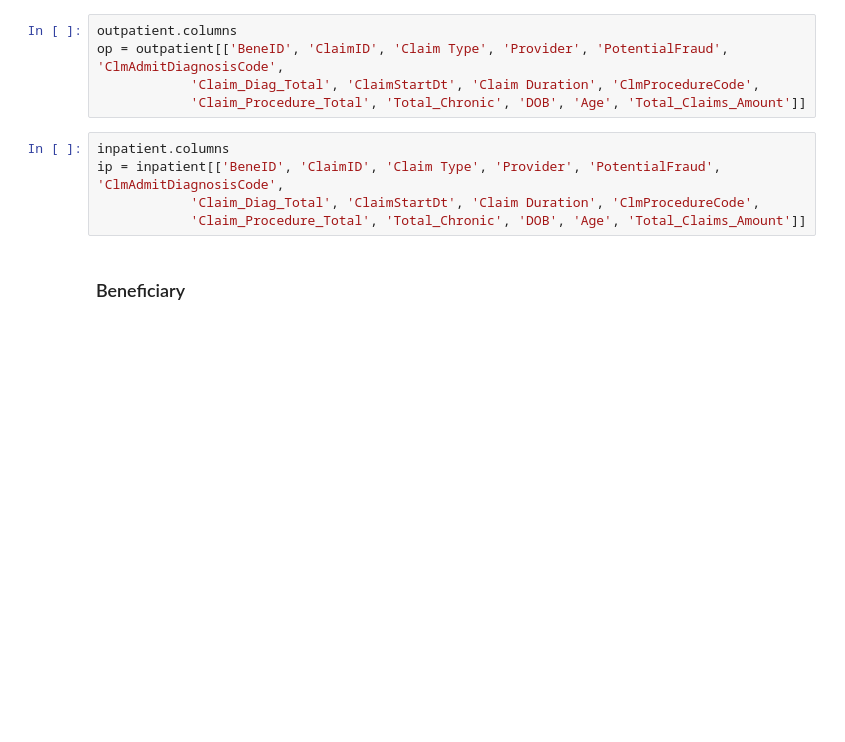
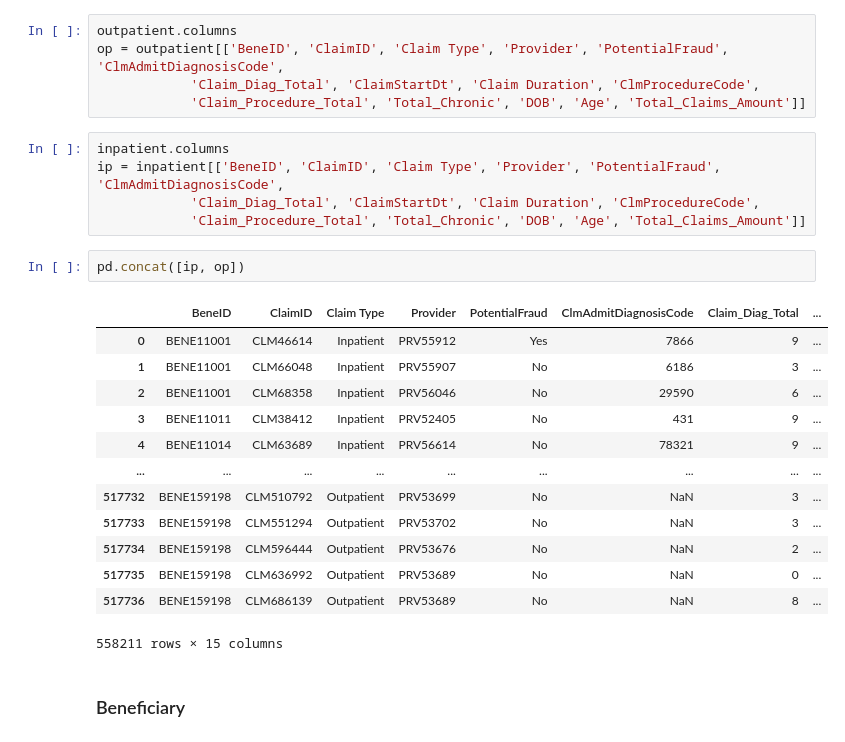
Before and after one commit to hedgekim/Healthcare-Fraud, a Jupyter notebook: Healthcare Fraud.ipynb, the cells around one changed output. Cells and saved outputs as stored; diff of their text form; blank space fills up the shorter version.

Commit message:
Update Healthcare Fraud.ipynb
Merged inpatient and outpatient

```diff
--- a/Healthcare Fraud.ipynb
+++ b/Healthcare Fraud.ipynb
@@ -475,6 +480,22 @@ inpatient.columns
 ip = inpatient[['BeneID', 'ClaimID', 'Claim Type', 'Provider', 'PotentialFraud', 'ClmAdmitDiagnosisCode',
             'Claim_Diag_Total', 'ClaimStartDt', 'Claim Duration', 'ClmProcedureCode',
             'Claim_Procedure_Total', 'Total_Chronic', 'DOB', 'Age', 'Total_Claims_Amount']]
+# %%
+pd.concat([ip, op])
+# %% [output]
+|  | BeneID | ClaimID | Claim Type | Provider | PotentialFraud | ClmAdmitDiagnosisCode | Claim_Diag_Total | ... |
+| 0 | BENE11001 | CLM46614 | Inpatient | PRV55912 | Yes | 7866 | 9 | ... |
+| 1 | BENE11001 | CLM66048 | Inpatient | PRV55907 | No | 6186 | 3 | ... |
+| 2 | BENE11001 | CLM68358 | Inpatient | PRV56046 | No | 29590 | 6 | ... |
+| 3 | BENE11011 | CLM38412 | Inpatient | PRV52405 | No | 431 | 9 | ... |
+| 4 | BENE11014 | CLM63689 | Inpatient | PRV56614 | No | 78321 | 9 | ... |
+| ... | ... | ... | ... | ... | ... | ... | ... | ... |
+| 517732 | BENE159198 | CLM510792 | Outpatient | PRV53699 | No | NaN | 3 | ... |
+| 517733 | BENE159198 | CLM551294 | Outpatient | PRV53702 | No | NaN | 3 | ... |
+| 517734 | BENE159198 | CLM596444 | Outpatient | PRV53676 | No | NaN | 2 | ... |
+| 517735 | BENE159198 | CLM636992 | Outpatient | PRV53689 | No | NaN | 0 | ... |
+| 517736 | BENE159198 | CLM686139 | Outpatient | PRV53689 | No | NaN | 8 | ... |
+558211 rows × 15 columns
 # %% [markdown]
 ### Beneficiary
 # %%
```
Also changed, not shown: parts of 1 cell of this notebook.
